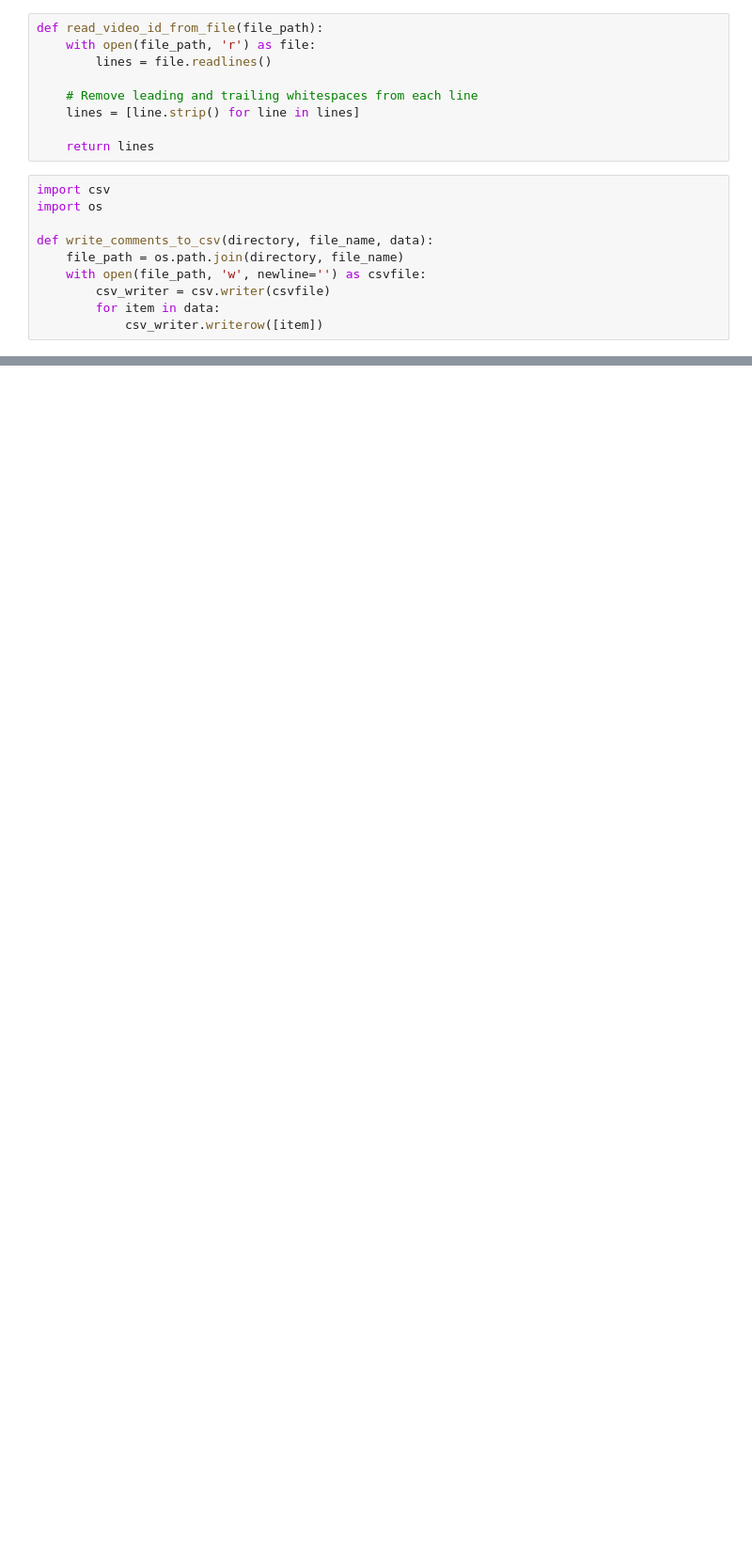
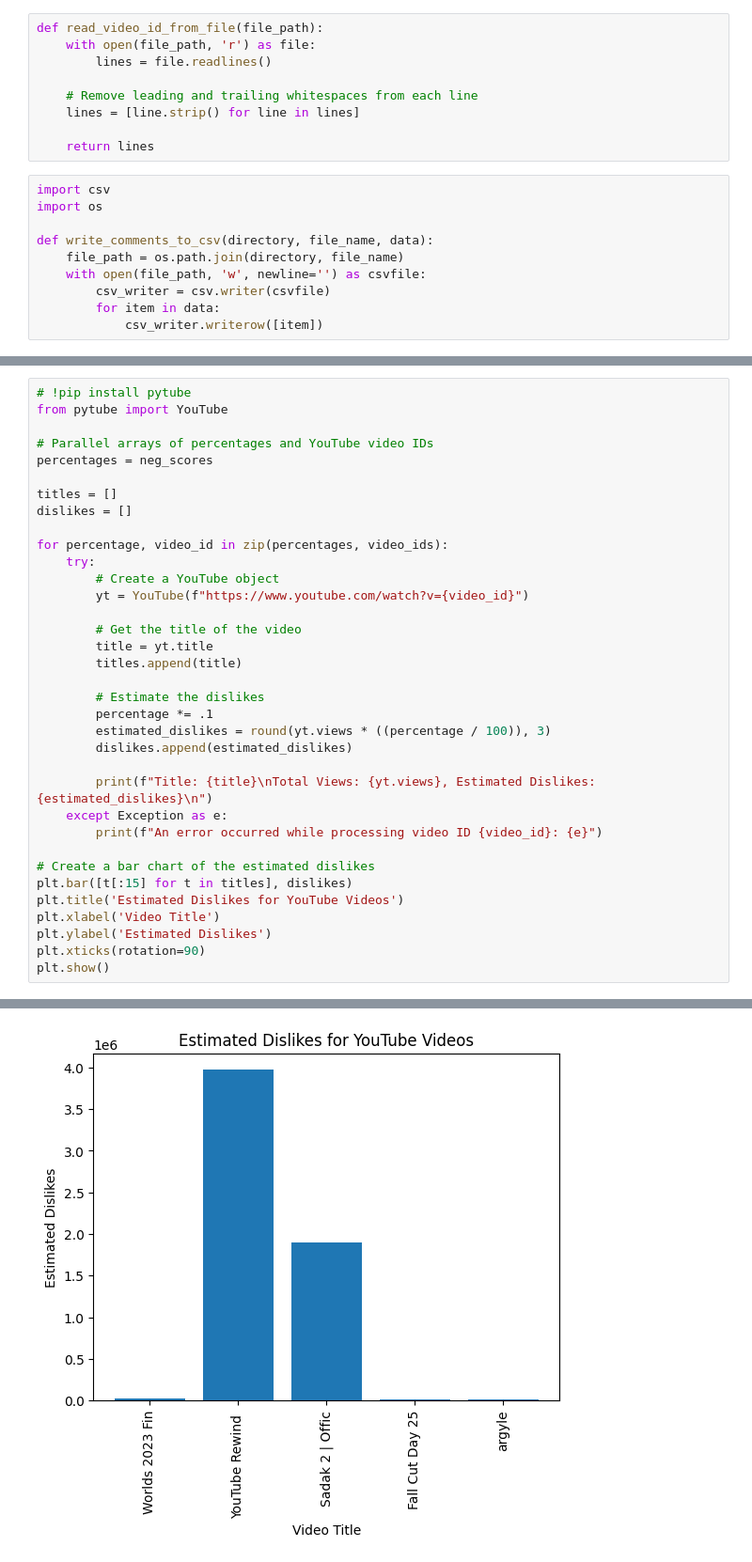
Before and after one commit to manin3/jangwonyoung, a Jupyter notebook: Scraping/CommentScraper.ipynb, the cells around one changed output, grey strips where cells are left out. Shown at 94% size. Drawn from its saved outputs; the diff is of its cells as text; blank space fills up the shorter version.

```diff
--- a/Scraping/CommentScraper.ipynb
+++ b/Scraping/CommentScraper.ipynb
@@ -95,0 +147,36 @@ complete
+# %%
+# !pip install pytube
+from pytube import YouTube
+
+# Parallel arrays of percentages and YouTube video IDs
+percentages = neg_scores
+
+titles = []
+dislikes = []
+
+for percentage, video_id in zip(percentages, video_ids):
+    try:
+        # Create a YouTube object
+        yt = YouTube(f"https://www.youtube.com/watch?v={video_id}")
+
+        # Get the title of the video
+        title = yt.title
+        titles.append(title)
+
+        # Estimate the dislikes
+        percentage *= .1
+        estimated_dislikes = round(yt.views * ((percentage / 100)), 3)
+        dislikes.append(estimated_dislikes)
+
+        print(f"Title: {title}\nTotal Views: {yt.views}, Estimated Dislikes: {estimated_dislikes}\n")
+    except Exception as e:
+        print(f"An error occurred while processing video ID {video_id}: {e}")
+
+# Create a bar chart of the estimated dislikes
+plt.bar([t[:15] for t in titles], dislikes)
+plt.title('Estimated Dislikes for YouTube Videos')
+plt.xlabel('Video Title')
+plt.ylabel('Estimated Dislikes')
+plt.xticks(rotation=90)
+plt.show()
+# %% [output]
@@ -95,0 +197 @@ complete
+[figure, added]
```
Also changed, not shown: parts of 9 cells of this notebook, 2 other files.
